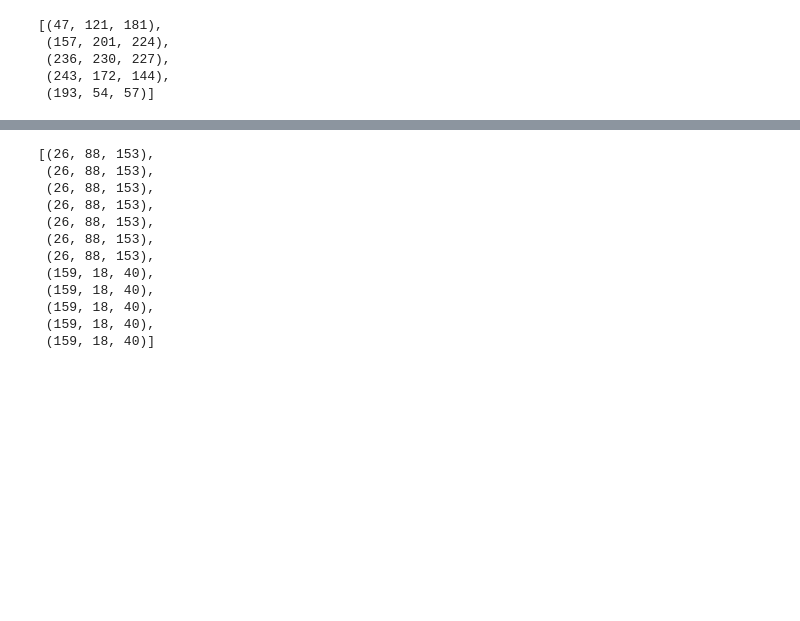
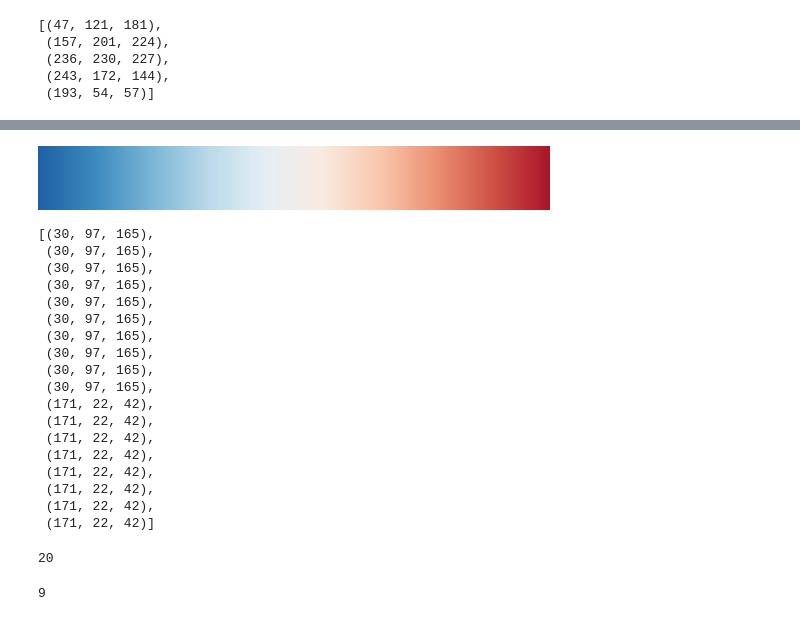
Before and after one commit to ruslanmv/How-to-create-custom-Reinforcement-Learning-environment, a Jupyter notebook: custom_game/gym-basic/1-Load-a-Custom-Gym-Environment.ipynb, the cells around one changed output, grey strips where cells are left out. Cells and saved outputs as stored; diff of their text form; code cells hidden in the pictures; blank space fills up the shorter version.

```diff
--- a/custom_game/gym-basic/1-Load-a-Custom-Gym-Environment.ipynb
+++ b/custom_game/gym-basic/1-Load-a-Custom-Gym-Environment.ipynb
@@ -2161,0 +2310,3 @@ max_colors
+# %%
+colorMapRGB = seaborn.color_palette("RdBu_r", max_colors+1)
+colormap = seaborn.blend_palette(colorMapRGB, as_cmap=True, input='rgb')
@@ -2162,17 +2326,34 @@ max_colors
+# %%
+colormap
+# %% [output]
+[figure, added]
 # %%
-colorMapRGB = seaborn.color_palette("RdBu_r", max_colors)
-colormap = seaborn.blend_palette(colorMapRGB, as_cmap=True, input='rgb')
-[convert_colormap_to_rgb(colormap, x,) for x in range(-int(max_colors/2.0), int(max_colors/2.0))]
+
+[convert_colormap_to_hex(colormap, x, vmin=-int(max_colors/2)-1, vmax=int(max_colors/2)+1) for x in range(-int(max_colors/2)-1, int(max_colors/2)+1)]
 # %% [output]
-[(26, 88, 153),
- (26, 88, 153),
- (26, 88, 153),
- (26, 88, 153),
- (26, 88, 153),
- (26, 88, 153),
- (26, 88, 153),
- (159, 18, 40),
- (159, 18, 40),
- (159, 18, 40),
- (159, 18, 40),
- (159, 18, 40)]
+[(30, 97, 165),
+ (30, 97, 165),
+ (30, 97, 165),
+ (30, 97, 165),
+ (30, 97, 165),
+ (30, 97, 165),
+ (30, 97, 165),
+ (30, 97, 165),
+ (30, 97, 165),
+ (30, 97, 165),
+ (171, 22, 42),
+ (171, 22, 42),
+ (171, 22, 42),
+ (171, 22, 42),
+ (171, 22, 42),
+ (171, 22, 42),
+ (171, 22, 42),
+ (171, 22, 42)]
+# %%
+df.shape[0]
+# %% [output]
+20
+# %%
+max_colors
+# %% [output]
+9
```
Also changed, not shown: parts of 57 cells of this notebook.
